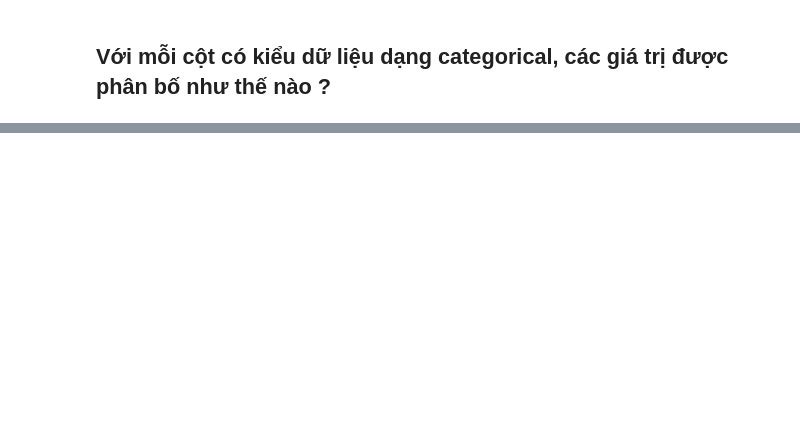
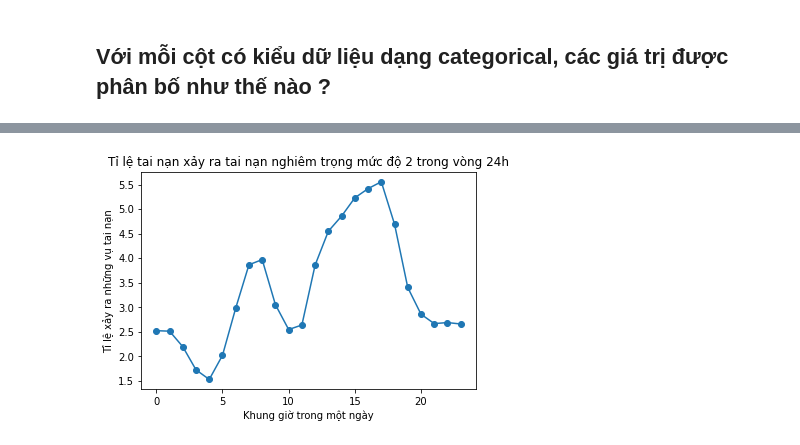
Before and after one commit to vuongthanhan-19127326/dackltkhdl, a Jupyter notebook: projectfinal.ipynb, the cells around one changed output, grey strips where cells are left out. Saved outputs shown, nothing was run; the diff lists cells and outputs as text; code cells hidden in the pictures; blank space fills up the shorter version.

```diff
--- a/projectfinal.ipynb
+++ b/projectfinal.ipynb
@@ -285,14 +390,8 @@ accidents_df['hour']=accidents_df['Start_Time'].dt.hour
 accidents_df['minute']=accidents_df['Start_Time'].dt.minute
 accidents_df['weekday']=accidents_df['Start_Time'].dt.weekday
 accidents_df['name_of_day']=accidents_df['Start_Time'].dt.day_name()
-accidents_df.minute[(accidents_df.minute>=30)]=30
-accidents_df.minute[(accidents_df.minute<30)]=0
 
 
-temp=accidents_df.groupby(['day','month','year','hour','minute','weekday','name_of_day']).size().reset_index(name='counts')
-
-mean_hour=accidents_df.groupby(['hour','minute','weekday','name_of_day']).size().reset_index(name='mean')
 
 
-mean_hour['mean_hour'] = (pd.to_datetime(mean_hour['hour'].astype(str) + ':' + mean_hour['minute'].astype(str),
-                                         format='%H:%M').dt.time)
+print(accidents_df[['day','month','year','hour']])
@@ -299,3 +416,5 @@ mean_hour['mean_hour'] = (pd.to_datetime(mean_hour['hour'].astype(str) + ':' + m
+# %%
+mean_hour=accidents_df.groupby(['Severity','hour']).size().reset_index(name='number_of_acc')
 # %%
 print(mean_hour)
 # %% [output]
@@ -334,4 +437,5 @@ print(test)
 # %%
-mean_hour['mean']=mean_hour['mean']/test['counts']
+#mean_hour['number_of_acc']=mean_hour['number_of_acc']/time_counts_df['counts']
+mean_hour['percent_number_of_acc']=(mean_hour['number_of_acc'] / mean_hour['number_of_acc'].sum()) * 100
 print(mean_hour)
 # %% [output]
@@ -397,0 +458,3 @@ fig.show()
+# %%
+test_hour=  mean_hour.pivot(index='hour', columns='Severity', values='percent_number_of_acc')
+print(test_hour)
@@ -397,0 +479,8 @@ fig.show()
+# %%
+test_hour[2].plot(marker='o')
+plt.xlabel("Khung giờ trong một ngày")
+plt.ylabel("Tỉ lệ xảy ra những vụ tai nạn")
+plt.title("Tỉ lệ tai nạn xảy ra tai nạn nghiêm trọng mức độ 2 trong vòng 24h")
+plt.show()
+# %% [output]
+[figure, added]
```
Also changed, not shown: parts of 77 cells of this notebook.
